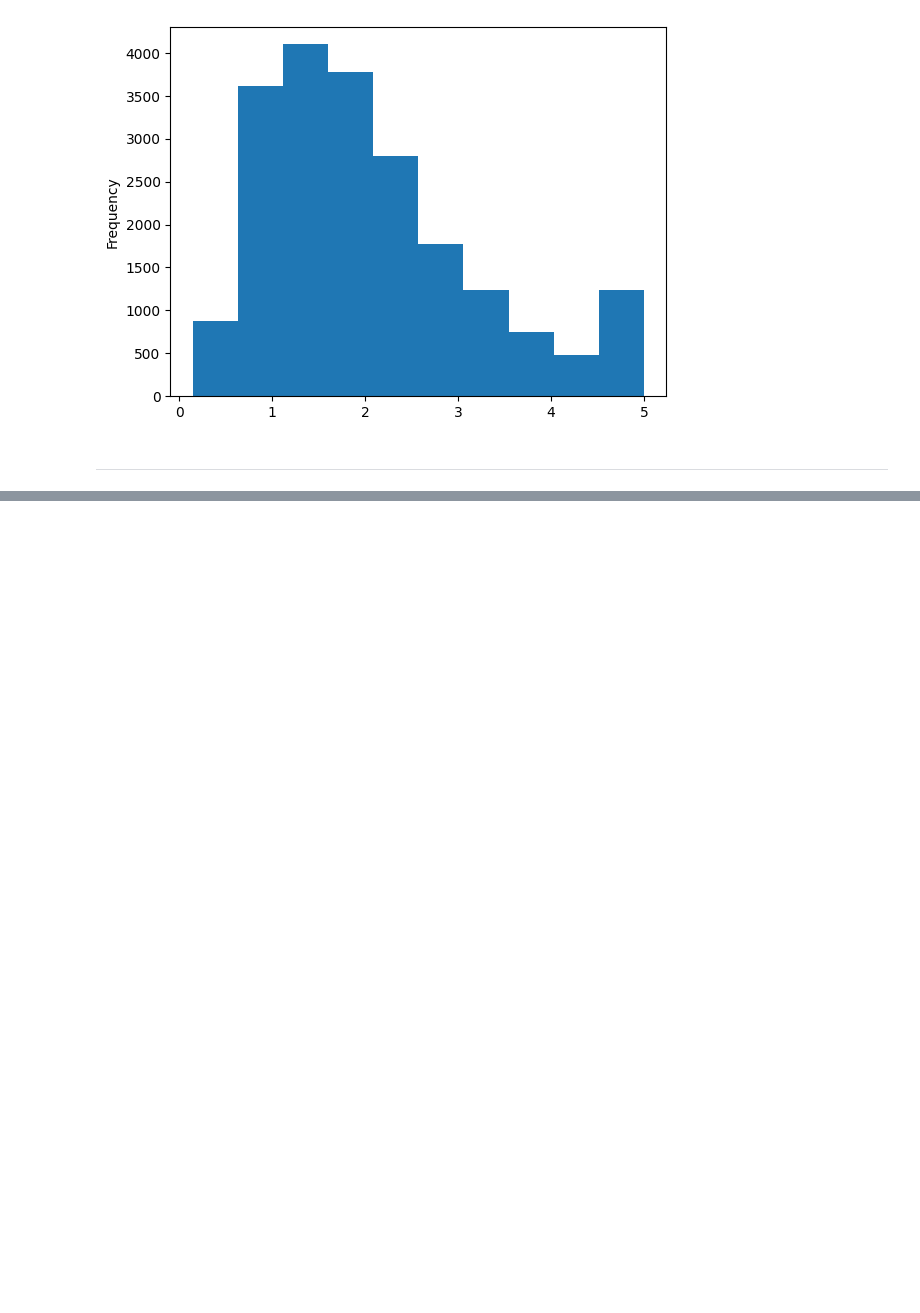
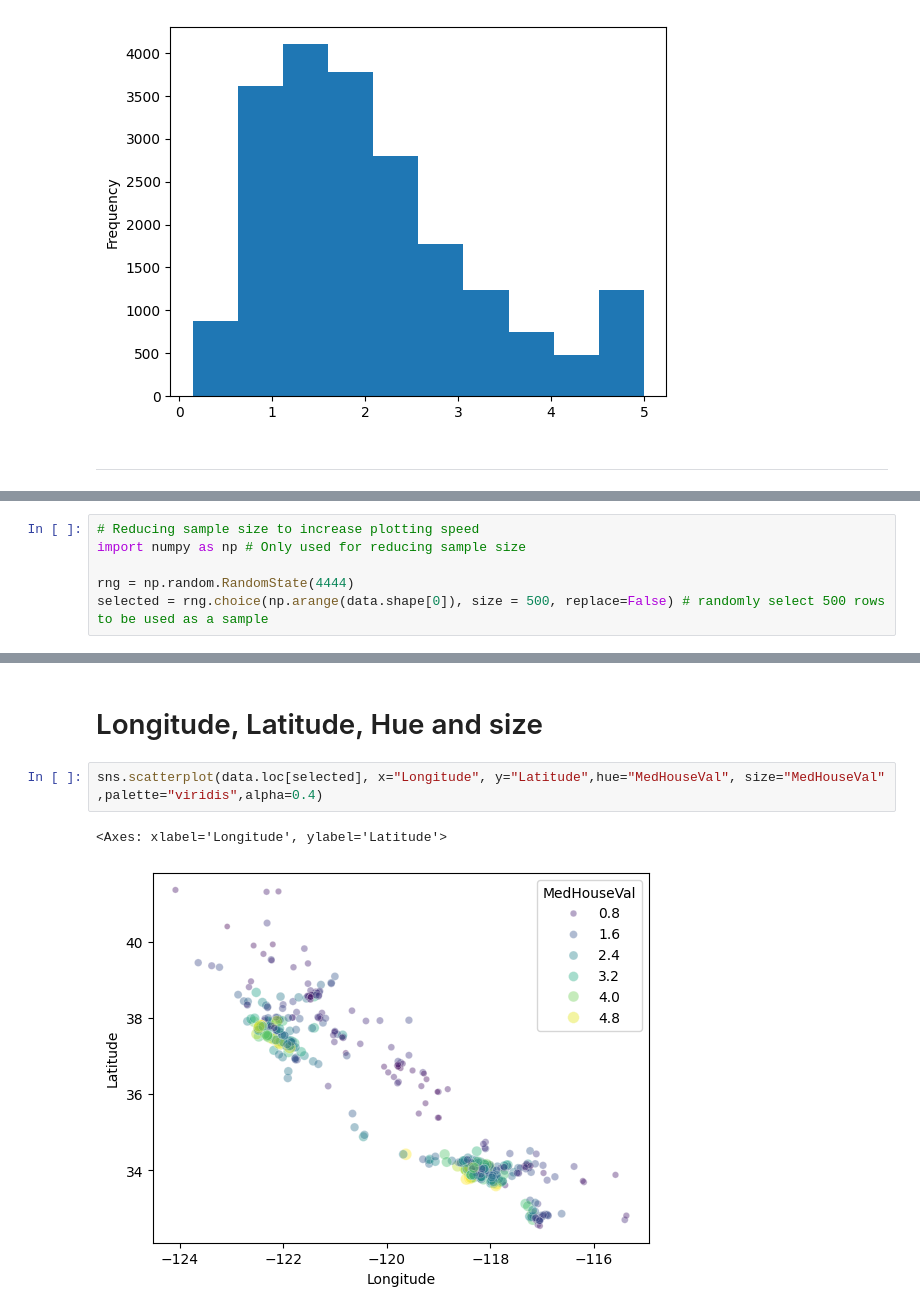
Before and after one commit to Fintech-Society/Fintech-Society-Meeting-2024-10-30, a Jupyter notebook: california housing.ipynb, the cells around one changed output, grey strips where cells are left out. Cells and saved outputs as stored; diff of their text form; blank space fills up the shorter version.

```diff
--- a/california housing.ipynb
+++ b/california housing.ipynb
@@ -101,0 +128,6 @@ data["MedHouseVal"].plot(kind="hist")
+# %%
+# Reducing sample size to increase plotting speed
+import numpy as np # Only used for reducing sample size
+
+rng = np.random.RandomState(4444)
+selected = rng.choice(np.arange(data.shape[0]), size = 500, replace=False) # randomly select 500 rows to be used as a sample
@@ -101,0 +141,7 @@ data["MedHouseVal"].plot(kind="hist")
+# %% [markdown]
+# Longitude, Latitude, Hue and size
+# %%
+sns.scatterplot(data.loc[selected], x="Longitude", y="Latitude",hue="MedHouseVal", size="MedHouseVal" ,palette="viridis",alpha=0.4)
+# %% [output]
+<Axes: xlabel='Longitude', ylabel='Latitude'>
+[figure, added]
```
Also changed, not shown: parts of 22 cells of this notebook, 3 other files.
